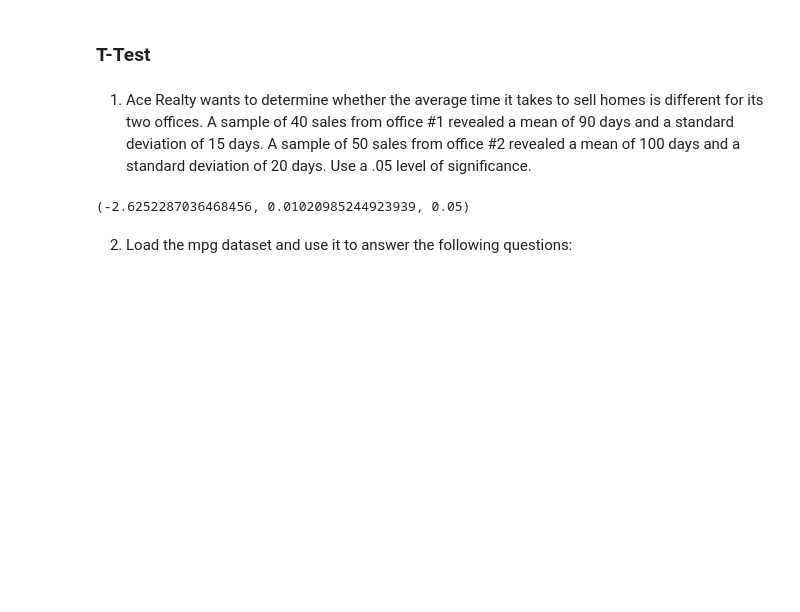
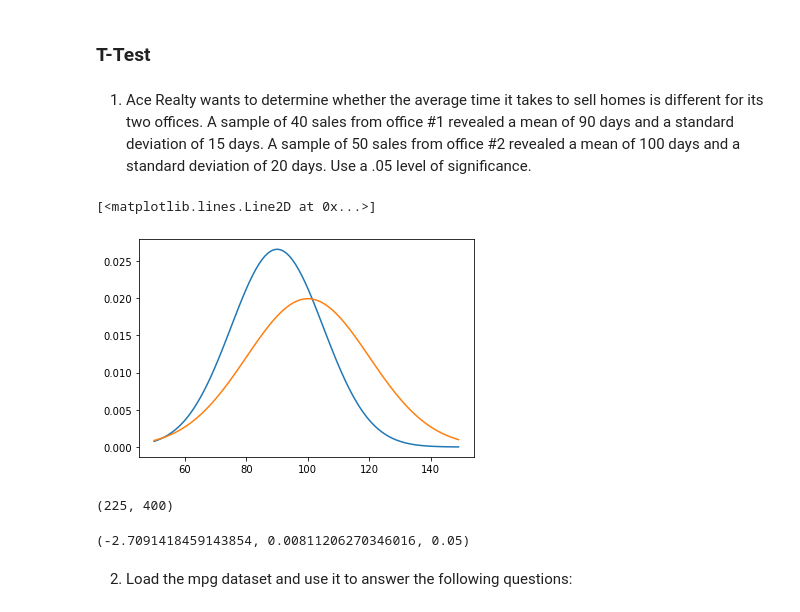
Before and after one commit to lainslie-18/statistics-exercises, a Jupyter notebook: hypothesis_testing.ipynb, the cells around one changed output. Drawn from its saved outputs; the diff is of its cells as text; code cells hidden in the pictures; blank space fills up the shorter version.

```diff
--- a/hypothesis_testing.ipynb
+++ b/hypothesis_testing.ipynb
@@ -59,7 +62,30 @@ from pydataset import data
 # %%
 alpha = 0.05
+
+n1 = 40
+mean1 = 90
+std1 = 15
+
+n2 = 50
+mean2 = 100
+std2 = 20
+# %%
+x = np.arange(50,150)
+
+y1 = stats.norm(mean1, std1).pdf(x)
+y2 = stats.norm(mean2, std2).pdf(x)
+
+plt.plot(x,y1)
+plt.plot(x,y2)
+# %% [output]
+[<matplotlib.lines.Line2D at 0x...>]
+[figure, added]
+# %%
+std1**2, std2**2
+# %% [output]
+(225, 400)
 # %%
-t,p = stats.ttest_ind_from_stats(90, 15, 40, 100, 20, 50)
+t,p = stats.ttest_ind_from_stats(mean1, std1, n1, mean2, std2, n2, equal_var=False)
 t,p,alpha
 # %% [output]
-(-2.6252287036468456, 0.01020985244923939, 0.05)
+(-2.7091418459143854, 0.00811206270346016, 0.05)
```
Also changed, not shown: parts of 49 cells of this notebook.
